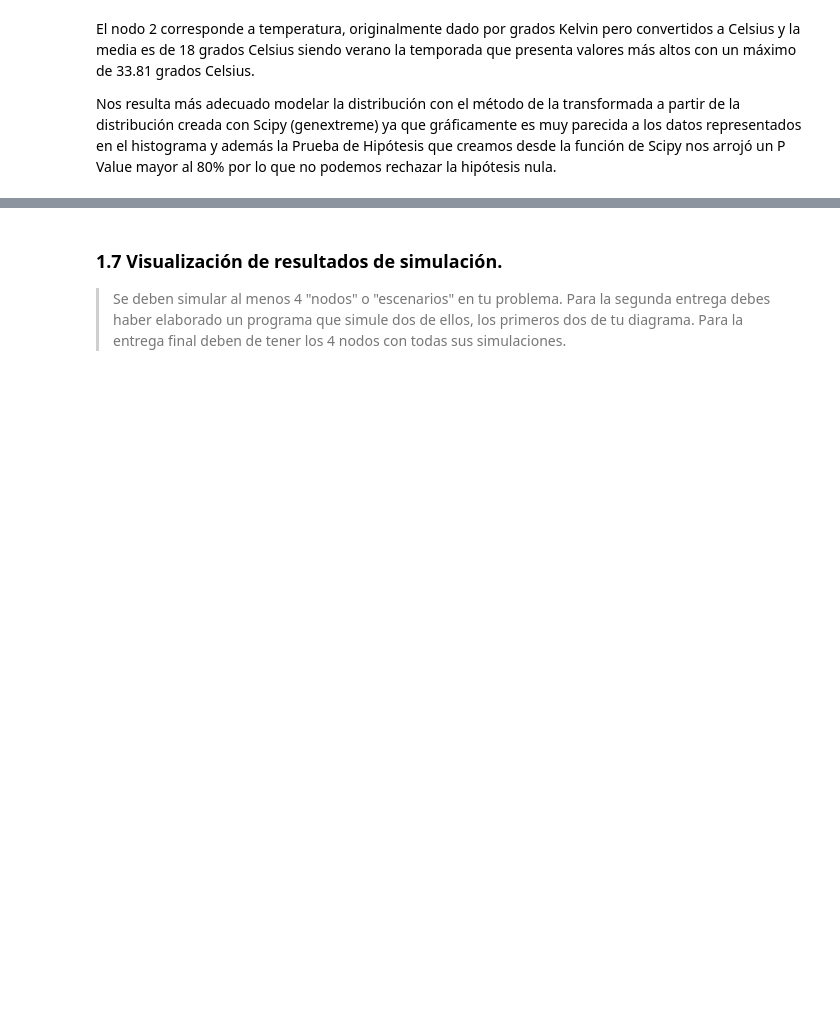
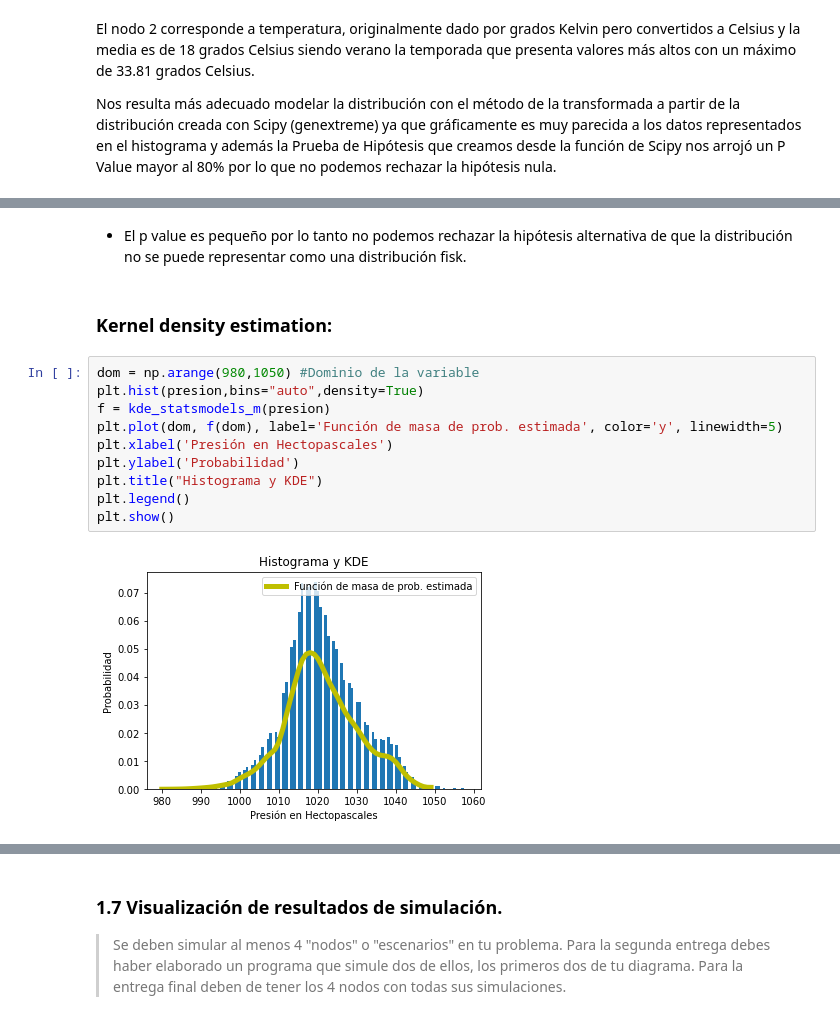
Before and after one commit to PintorOD1997/ProyectoConjunto_LandaverdeI_PintorD, a Jupyter notebook: ProyectoModulo1_OchoaD_MercadoI.ipynb, the cells around one changed output, grey strips where cells are left out. Saved outputs shown, nothing was run; the diff lists cells and outputs as text; blank space fills up the shorter version.

```diff
--- a/ProyectoModulo1_OchoaD_MercadoI.ipynb
+++ b/ProyectoModulo1_OchoaD_MercadoI.ipynb
@@ -986,0 +1026,16 @@ Nos resulta más adecuado modelar la distribución con el método de la transfor
+# %% [markdown]
+* El p value es pequeño por lo tanto no podemos rechazar la hipótesis alternativa de que la distribución no se puede representar como una distribución fisk.
+# %% [markdown]
+### Kernel density estimation:
+# %%
+dom = np.arange(980,1050) #Dominio de la variable
+plt.hist(presion,bins="auto",density=True)
+f = kde_statsmodels_m(presion)
+plt.plot(dom, f(dom), label='Función de masa de prob. estimada', color='y', linewidth=5)
+plt.xlabel('Presión en Hectopascales')
+plt.ylabel('Probabilidad')
+plt.title("Histograma y KDE")
+plt.legend()
+plt.show()
+# %% [output]
+[figure, added]
```
Also changed, not shown: parts of 78 cells of this notebook.
